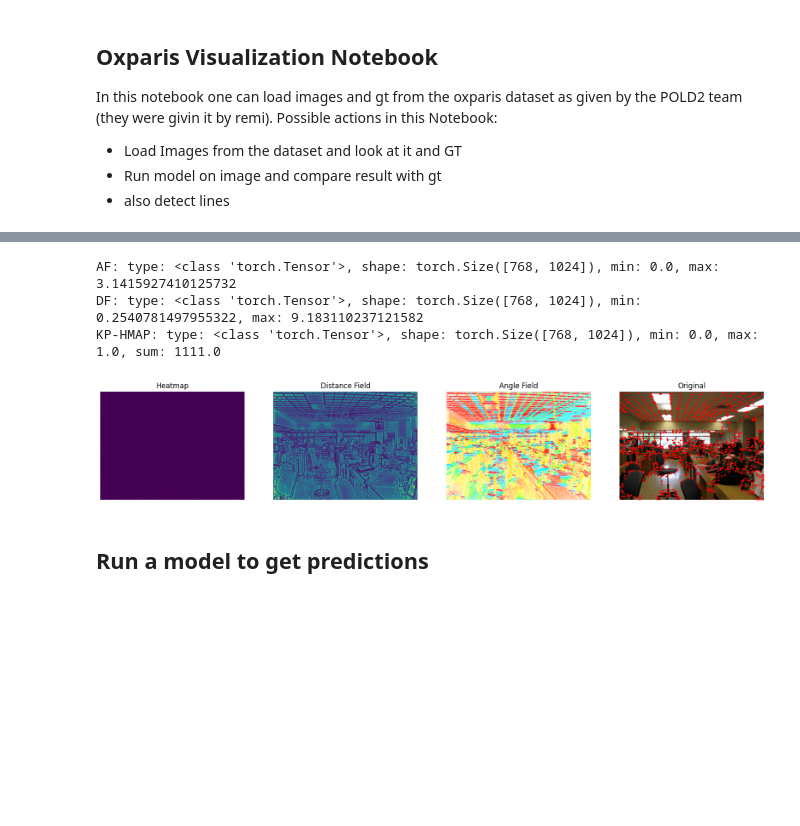
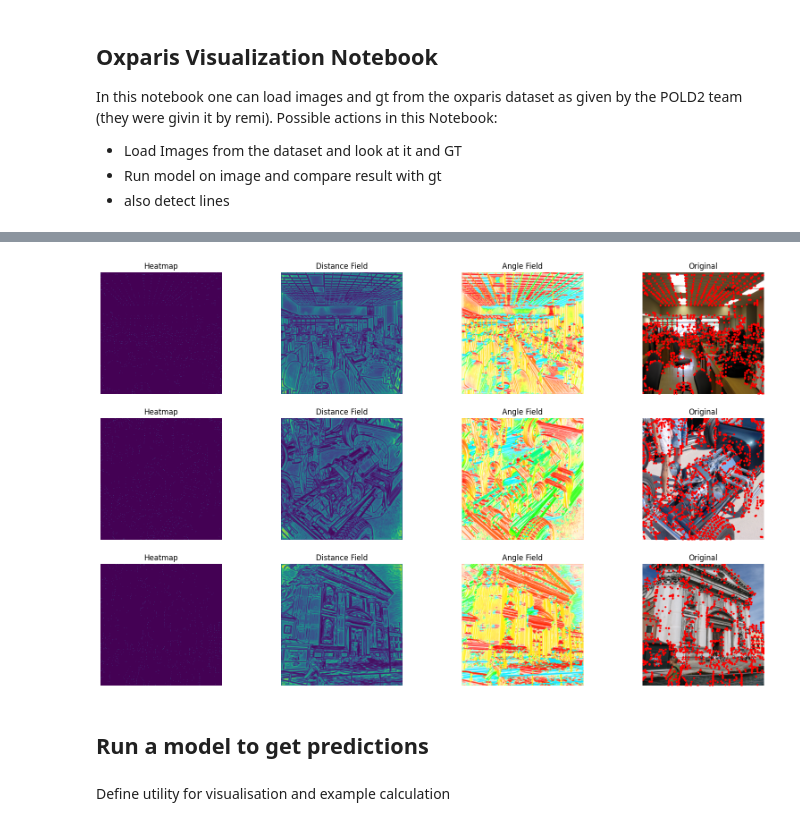
Before and after one commit to cvg/glue-factory, a Jupyter notebook: notebooks/oxparis_gt_visualization.ipynb, the cells around one changed output, grey strips where cells are left out. Saved outputs shown, nothing was run; the diff lists cells and outputs as text; code cells hidden in the pictures; blank space fills up the shorter version.

Commit message:
delete old configs. improve visualisation notebook. Add BCE as option to jpldd

```diff
--- a/notebooks/oxparis_gt_visualization.ipynb
+++ b/notebooks/oxparis_gt_visualization.ipynb
@@ -14,12 +58,6 @@ from gluefactory.datasets import get_dataset
 # %%
-def get_flow_vis(df, ang, line_neighborhood=5):
-    norm = line_neighborhood + 1 - np.clip(df, 0, line_neighborhood)
-    flow_uv = np.stack([norm * np.cos(ang), norm * np.sin(ang)], axis=-1)
-    flow_img = flow_vis.flow_to_color(flow_uv, convert_to_bgr=False)
-    return flow_img
-
 dset_conf = {
-            "reshape": None, # ex [800, 800]
+            "reshape": [400, 400], # ex [800, 800]
             "load_features": {
                 "do": True,
                 "check_exists": True,
@@ -38,5 +76,15 @@ ds = oxpa_2.get_dataset(split="train")
 
 # load one test element
 elem = ds[0]
-elem.keys()
+print(f"Keys: {elem.keys()}")
+
+# print example shapes
+af = elem["deeplsd_angle_field"]
+df = elem["deeplsd_distance_field"]
+hmap = elem["superpoint_heatmap"]
+orig_pt = elem["orig_points"]
+
+print(f"AF: type: {type(af)}, shape: {af.shape}, min: {torch.min(af)}, max: {torch.max(af)}")
+print(f"DF: type: {type(df)}, shape: {df.shape}, min: {torch.min(df)}, max: {torch.max(df)}")
+print(f"KP-HMAP: type: {type(hmap)}, shape: {hmap.shape}, min: {torch.min(hmap)}, max: {torch.max(hmap)}, sum: {torch.sum(hmap)}")
 # %% [output]
@@ -48,35 +99,8 @@ dict_keys(['name', 'scales', 'image_size', 'transform', 'original_image_size', '
 # %%
-af = elem["deeplsd_angle_field"]
-df = elem["deeplsd_distance_field"]
-hmap = elem["superpoint_heatmap"]
-orig_pt = elem["orig_points"]
-
-print(f"AF: type: {type(af)}, shape: {af.shape}, min: {torch.min(af)}, max: {torch.max(af)}")
-print(f"DF: type: {type(df)}, shape: {df.shape}, min: {torch.min(df)}, max: {torch.max(df)}")
-print(f"KP-HMAP: type: {type(hmap)}, shape: {hmap.shape}, min: {torch.min(hmap)}, max: {torch.max(hmap)}, sum: {torch.sum(hmap)}")
-
-fig, ax = plt.subplots(1, 4, figsize=(20, 4))
-ax[0].axis('off')
-ax[0].set_title('Heatmap')
-ax[0].imshow(hmap)
-
-ax[1].axis('off')
-ax[1].set_title('Distance Field')
-ax[1].imshow(df)
-
-ax[2].axis('off')
-ax[2].set_title('Angle Field')
-ax[2].imshow(get_flow_vis(df, af))
-
-ax[3].axis('off')
-ax[3].set_title('Original')
-ax[3].imshow(elem["image"].permute(1,2,0))
-ax[3].scatter(orig_pt[:, 0], orig_pt[:, 1], marker="o", color="red", s=3)
-plt.show()
+visualize_img_with_gt(ds, num=3)
 # %% [output]
-AF: type: <class 'torch.Tensor'>, shape: torch.Size([768, 1024]), min: 0.0, max: 3.1415927410125732
-DF: type: <class 'torch.Tensor'>, shape: torch.Size([768, 1024]), min: 0.2540781497955322, max: 9.183110237121582
-KP-HMAP: type: <class 'torch.Tensor'>, shape: torch.Size([768, 1024]), min: 0.0, max: 1.0, sum: 1111.0
-[figure, old version]
+[figure, new version]
 # %% [markdown]
 ## Run a model to get predictions
+# %% [markdown]
+Define utility for visualisation and example calculation
```
Also changed, not shown: parts of 13 cells of this notebook, 4 other files.
